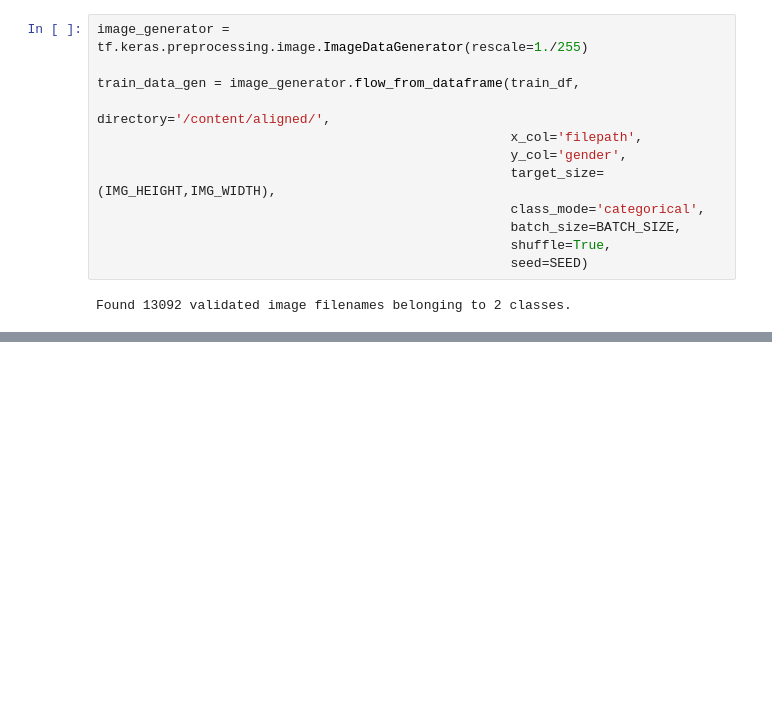
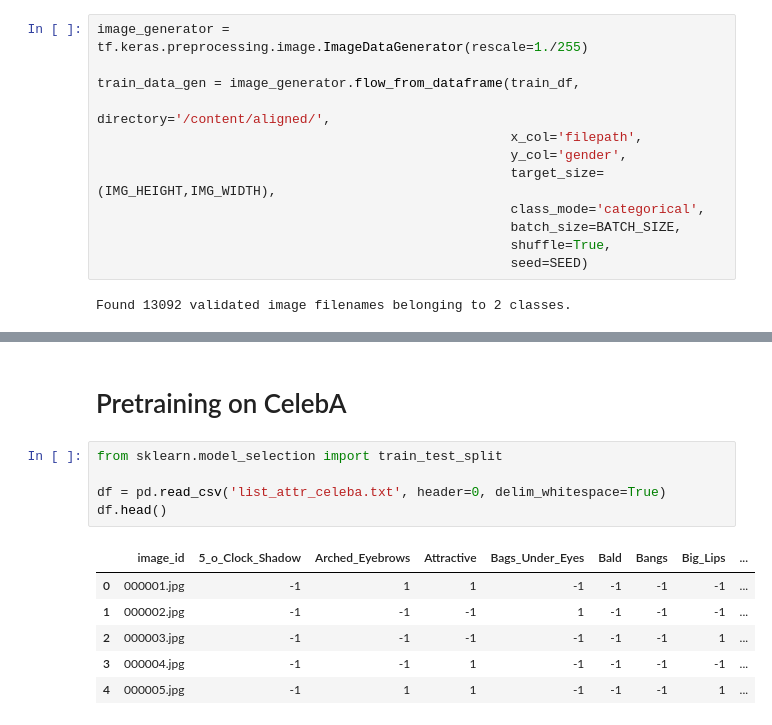
Before and after one commit to poonsinta96/GenderFacialRecognition, a Jupyter notebook: CZ4042_Project.ipynb, the cells around one changed output, grey strips where cells are left out. Drawn from its saved outputs; the diff is of its cells as text; blank space fills up the shorter version.

Commit message:
CelebA pretrain

```diff
--- a/CZ4042_Project.ipynb
+++ b/CZ4042_Project.ipynb
@@ -629,0 +631,14 @@ pd.DataFrame([[sum(time_callback.times[1:])/len(time_callback.times[1:]),sum(tim
+# %% [markdown]
+# Pretraining on CelebA
+# %%
+from sklearn.model_selection import train_test_split
+
+df = pd.read_csv('list_attr_celeba.txt', header=0, delim_whitespace=True)
+df.head()
+# %% [output]
+|  | image_id | 5_o_Clock_Shadow | Arched_Eyebrows | Attractive | Bags_Under_Eyes | Bald | Bangs | Big_Lips | ... |
+| 0 | 000001.jpg | -1 | 1 | 1 | -1 | -1 | -1 | -1 | ... |
+| 1 | 000002.jpg | -1 | -1 | -1 | 1 | -1 | -1 | -1 | ... |
+| 2 | 000003.jpg | -1 | -1 | -1 | -1 | -1 | -1 | 1 | ... |
+| 3 | 000004.jpg | -1 | -1 | 1 | -1 | -1 | -1 | -1 | ... |
+| 4 | 000005.jpg | -1 | 1 | 1 | -1 | -1 | -1 | 1 | ... |
```
Also changed, not shown: parts of 15 cells of this notebook.
